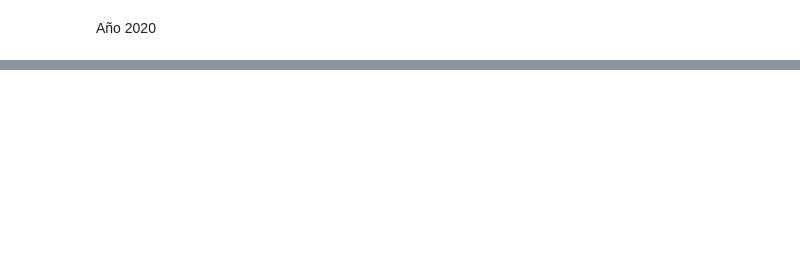
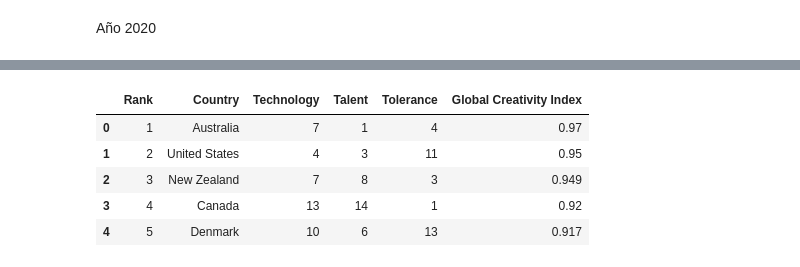
Before and after one commit to jesuschao/ETL-MOMA-Artists, a Jupyter notebook: your-code/enriching-and-cleaning.ipynb, the cells around one changed output, grey strips where cells are left out. Saved outputs shown, nothing was run; the diff lists cells and outputs as text; code cells hidden in the pictures; blank space fills up the shorter version.

```diff
--- a/your-code/Solution.ipynb
+++ b/your-code/enriching-and-cleaning.ipynb
@@ -727,0 +775,9 @@ df_20.head(10)
+# %%
+pd.read_sql('select * from Education', motor).head()
+# %% [output]
+|  | Rank | Country | Technology | Talent | Tolerance | Global Creativity Index |
+| 0 | 1 | Australia | 7 | 1 | 4 | 0.97 |
+| 1 | 2 | United States | 4 | 3 | 11 | 0.95 |
+| 2 | 3 | New Zealand | 7 | 8 | 3 | 0.949 |
+| 3 | 4 | Canada | 13 | 14 | 1 | 0.92 |
+| 4 | 5 | Denmark | 10 | 6 | 13 | 0.917 |
```
Also changed, not shown: parts of 63 cells of this notebook, 4 other files.
